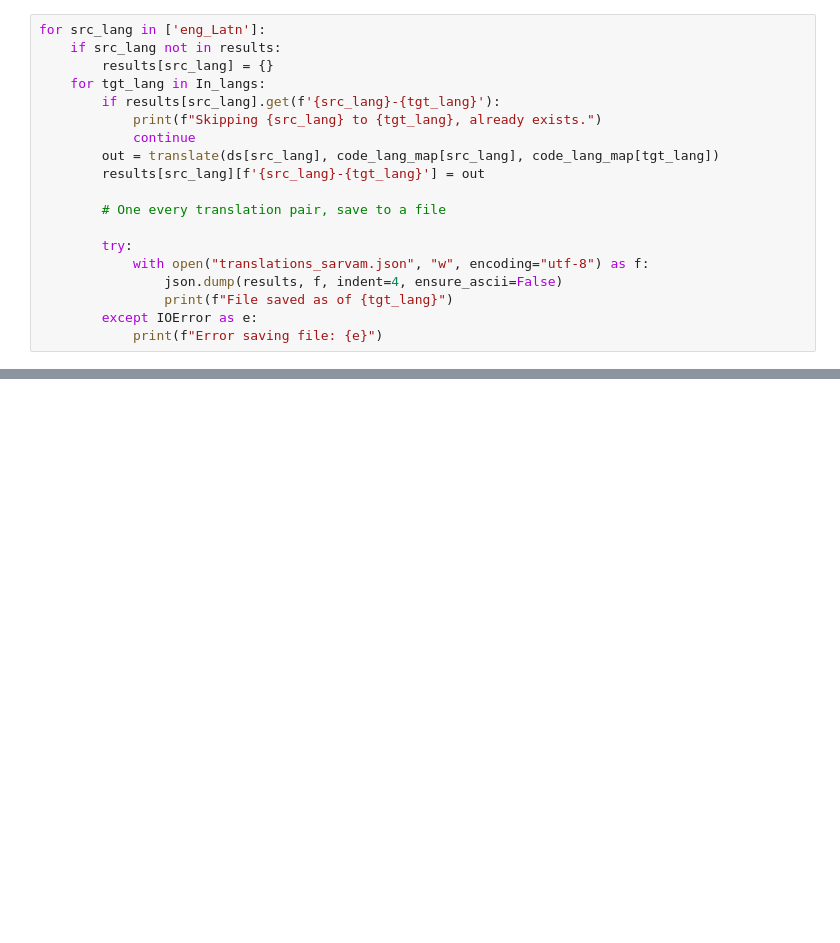
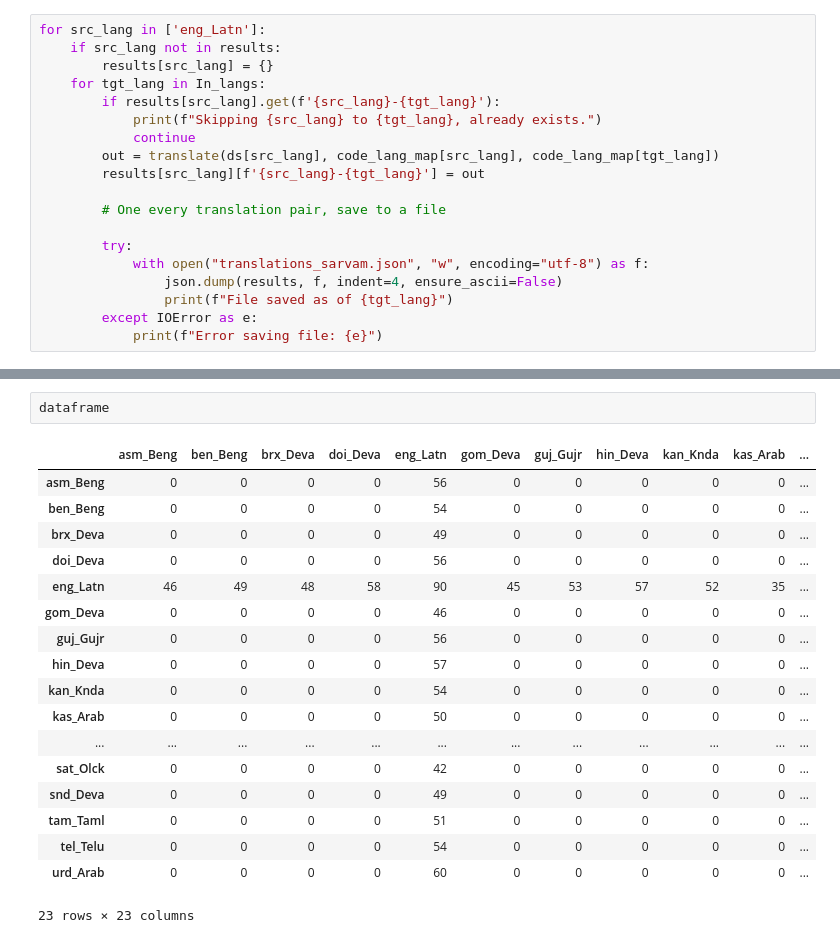
Before and after one commit to VishnurajArjunasamy/machine_translation-sarvamai, a Jupyter notebook: sarvam.ipynb, the cells around one changed output, grey strips where cells are left out. Cells and saved outputs as stored; diff of their text form; blank space fills up the shorter version.

```diff
--- a/sarvam.ipynb
+++ b/sarvam.ipynb
@@ -161,0 +264,21 @@ results
+# %%
+dataframe
+# %% [output]
+|  | asm_Beng | ben_Beng | brx_Deva | doi_Deva | eng_Latn | gom_Deva | guj_Gujr | hin_Deva | kan_Knda | kas_Arab | ... |
+| asm_Beng | 0 | 0 | 0 | 0 | 56 | 0 | 0 | 0 | 0 | 0 | ... |
+| ben_Beng | 0 | 0 | 0 | 0 | 54 | 0 | 0 | 0 | 0 | 0 | ... |
+| brx_Deva | 0 | 0 | 0 | 0 | 49 | 0 | 0 | 0 | 0 | 0 | ... |
+| doi_Deva | 0 | 0 | 0 | 0 | 56 | 0 | 0 | 0 | 0 | 0 | ... |
+| eng_Latn | 46 | 49 | 48 | 58 | 90 | 45 | 53 | 57 | 52 | 35 | ... |
+| gom_Deva | 0 | 0 | 0 | 0 | 46 | 0 | 0 | 0 | 0 | 0 | ... |
+| guj_Gujr | 0 | 0 | 0 | 0 | 56 | 0 | 0 | 0 | 0 | 0 | ... |
+| hin_Deva | 0 | 0 | 0 | 0 | 57 | 0 | 0 | 0 | 0 | 0 | ... |
+| kan_Knda | 0 | 0 | 0 | 0 | 54 | 0 | 0 | 0 | 0 | 0 | ... |
+| kas_Arab | 0 | 0 | 0 | 0 | 50 | 0 | 0 | 0 | 0 | 0 | ... |
+| ... | ... | ... | ... | ... | ... | ... | ... | ... | ... | ... | ... |
+| sat_Olck | 0 | 0 | 0 | 0 | 42 | 0 | 0 | 0 | 0 | 0 | ... |
+| snd_Deva | 0 | 0 | 0 | 0 | 49 | 0 | 0 | 0 | 0 | 0 | ... |
+| tam_Taml | 0 | 0 | 0 | 0 | 51 | 0 | 0 | 0 | 0 | 0 | ... |
+| tel_Telu | 0 | 0 | 0 | 0 | 54 | 0 | 0 | 0 | 0 | 0 | ... |
+| urd_Arab | 0 | 0 | 0 | 0 | 60 | 0 | 0 | 0 | 0 | 0 | ... |
+23 rows × 23 columns
```
Also changed, not shown: parts of 21 cells of this notebook, 3 other files.
